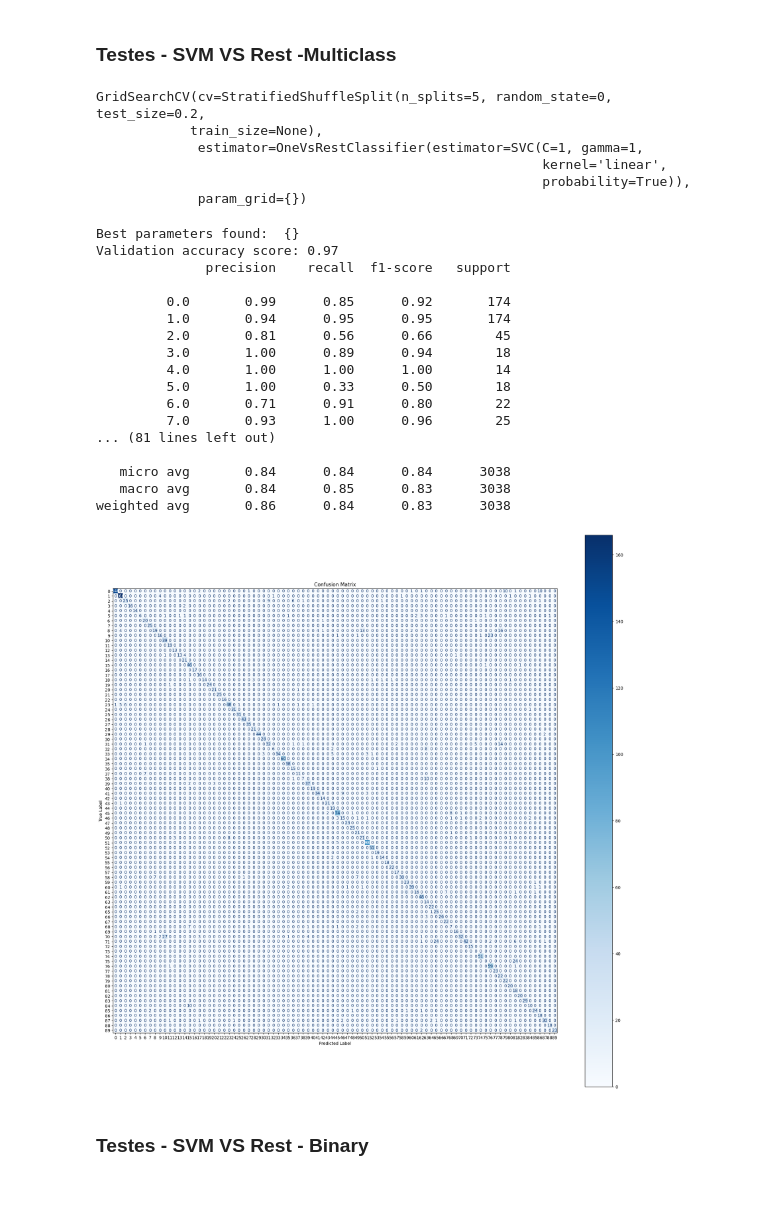
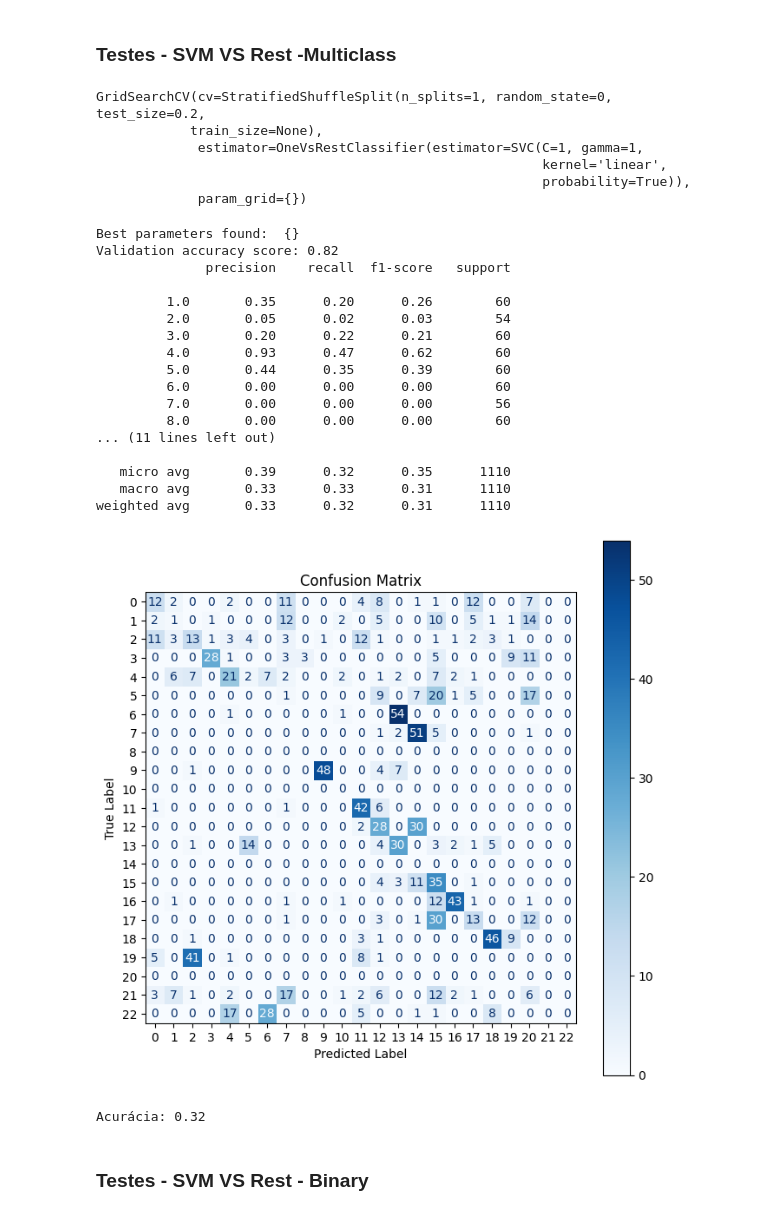
Before and after one commit to AnaSofOliveira/SB2425, a Jupyter notebook: src/TP1/ecg/ecg.ipynb, the cells around one changed output. Drawn from its saved outputs; the diff is of its cells as text; code cells hidden in the pictures.

```diff
--- a/src/TP1/ecg/ecg.ipynb
+++ b/src/TP1/ecg/ecg.ipynb
@@ -74,7 +75,7 @@ from imblearn.under_sampling import RandomUnderSampler
 # %% [markdown]
 #### Funções Auxiliares para a leitura dos dados da PhysioNet , é possível definir o caminho para a pasta do respetivo conjunto de dados ou limitar o número de pessoas e records a ser utilizado. Pensando no conjunto de treino e teste do sistema, os dados foram divididos por registos, assegurando uma maior generalização dos dados. Como o sinal ECG tende a ser repetitivo ao longo do tempo. No entanto, diferenças significativas podem surgir entre registos dos mesmos indivíduos se forem captados em dias diferentes. Deforma a garantir essa generalização, os dados foram separados numa proporção de 50/50, com base no número de registos de cada indivíduo.
 # %%
-dataset_path = "../../data/ecg_id" # path to the dataset
+dataset_path = "./data/ecg_id" # path to the dataset
 person_path = '{}/Person_{:02}'
 record_path = '{}/rec_{}'
 numb_persons = 90
@@ -118,7 +119,7 @@ fs = fields['fs'] # frequency
 
 #### Funções Auxiliares para a leitura dos dados dos alunos, é possível definir o caminho para a pasta do respetivo conjunto de dados ou limitar o número de pessoas e records a ser utilizado. Pensando no conjunto de treino e teste do sistema, os dados foram divididos por dois registos feitos em dias distintos. Para aumentar o desafio deste conjunto de dados, há também alunos com apenas um registo disponível, acrescentando uma generalidades dos dados.
 # %%
-dataset_path = "../../data/SB_ECGDatabase_0{}" # path to the dataset
+dataset_path = "./data/SB_ECGDatabase_0{}" # path to the dataset
 
 def load_data(dataset_path):
     records = listdir(dataset_path)
@@ -485,7 +488,7 @@ def print_scores(grid_search,X, y, figsize=(10,6)):
 
     print(classification_report(y, y_pred, zero_division=0, labels= labels_names))
 
-    plt.figure(figsize=(26,26))
+    plt.figure(figsize=figsize)
     disp = ConfusionMatrixDisplay(confusion_matrix(y, y_pred))
     disp.plot(cmap=plt.cm.Blues, ax=plt.gca())
     plt.title('Confusion Matrix')
@@ -493,12 +496,19 @@ def print_scores(grid_search,X, y, figsize=(10,6)):
     plt.ylabel('True Label')
     plt.show()
 
+    accuracy = accuracy_score(y, y_pred)
+    print(f"Acurácia: {accuracy:.2f}")
+
+
 
 
     if len(labels_names) == 2:
         y_prob = model.predict_proba(X)[:, 1]
         fpr, tpr, _ = roc_curve(y, y_prob)
         roc_auc = auc(fpr, tpr)
+
+        f1 = f1_score(y, y_pred)
+        print(f"F1 Score: {f1:.2f}")
 
         # Plot ROC curve
         plt.figure()
@@ -631,36 +647,40 @@ weighted avg       0.99      0.94      0.96      3038
 # %% [markdown]
 ### Testes - SVM VS Rest -Multiclass
 # %%
-grid_search = GridSearchCV(ovr, {}, cv=folds)
+parametersSVMRest  = {}
+folds = StratifiedShuffleSplit(n_splits=1, test_size=0.2, random_state=0)
+
+grid_search = GridSearchCV(ovr,parametersSVMRest, cv=folds)
 grid_search.fit(X_train, y_train)
 # %% [output]
-GridSearchCV(cv=StratifiedShuffleSplit(n_splits=5, random_state=0, test_size=0.2,
+GridSearchCV(cv=StratifiedShuffleSplit(n_splits=1, random_state=0, test_size=0.2,
             train_size=None),
              estimator=OneVsRestClassifier(estimator=SVC(C=1, gamma=1,
                                                          kernel='linear',
                                                          probability=True)),
              param_grid={})
 # %%
-print_scores(grid_search, X_test, y_test, figsize=(24,24))
+print_scores(grid_search, X_test, y_test, figsize=(8,8))
 # %% [output]
 Best parameters found:  {}
-Validation accuracy score: 0.97
+Validation accuracy score: 0.82
               precision    recall  f1-score   support
 
-         0.0       0.99      0.85      0.92       174
-         1.0       0.94      0.95      0.95       174
-         2.0       0.81      0.56      0.66        45
-         3.0       1.00      0.89      0.94        18
-         4.0       1.00      1.00      1.00        14
-         5.0       1.00      0.33      0.50        18
-         6.0       0.71      0.91      0.80        22
-         7.0       0.93      1.00      0.96        25
-... (81 lines left out)
+         1.0       0.35      0.20      0.26        60
+         2.0       0.05      0.02      0.03        54
+         3.0       0.20      0.22      0.21        60
+         4.0       0.93      0.47      0.62        60
+         5.0       0.44      0.35      0.39        60
+         6.0       0.00      0.00      0.00        60
+         7.0       0.00      0.00      0.00        56
+         8.0       0.00      0.00      0.00        60
+... (11 lines left out)
 
-   micro avg       0.84      0.84      0.84      3038
-   macro avg       0.84      0.85      0.83      3038
-weighted avg       0.86      0.84      0.83      3038
+   micro avg       0.39      0.32      0.35      1110
+   macro avg       0.33      0.33      0.31      1110
+weighted avg       0.33      0.32      0.31      1110
-[figure, old version]
+[figure, new version]
+Acurácia: 0.32
 # %% [markdown]
 ### Testes - SVM VS Rest - Binary
 # %%
```
Also changed, not shown: parts of 18 cells of this notebook, 8 other files.
